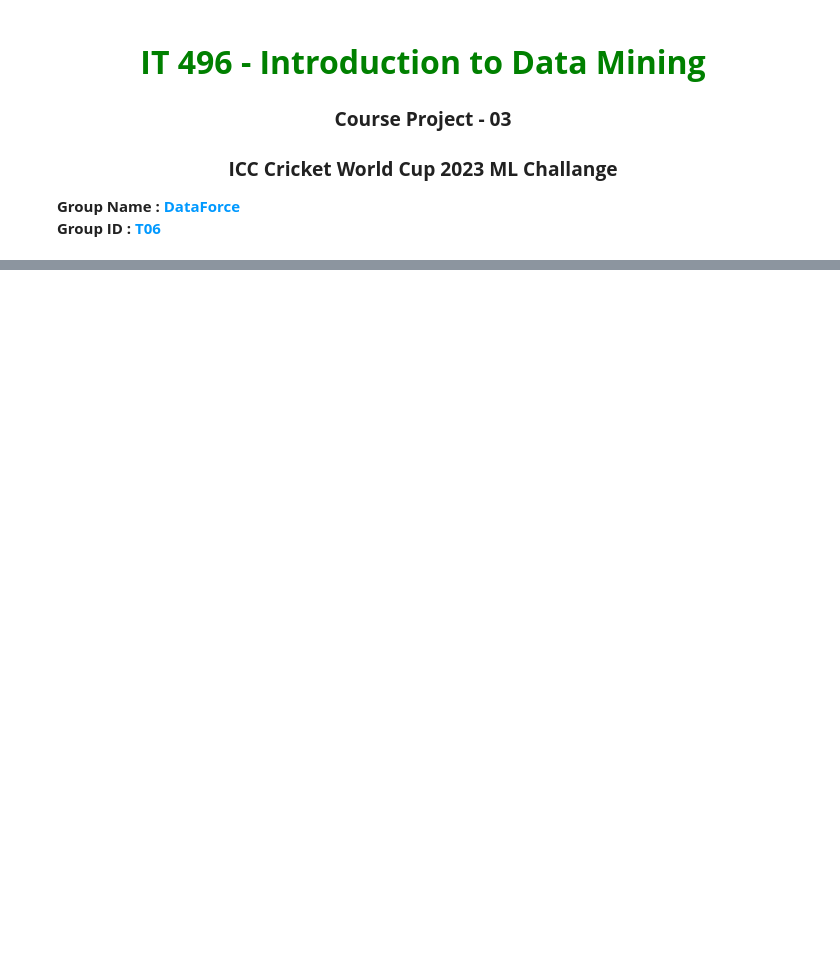
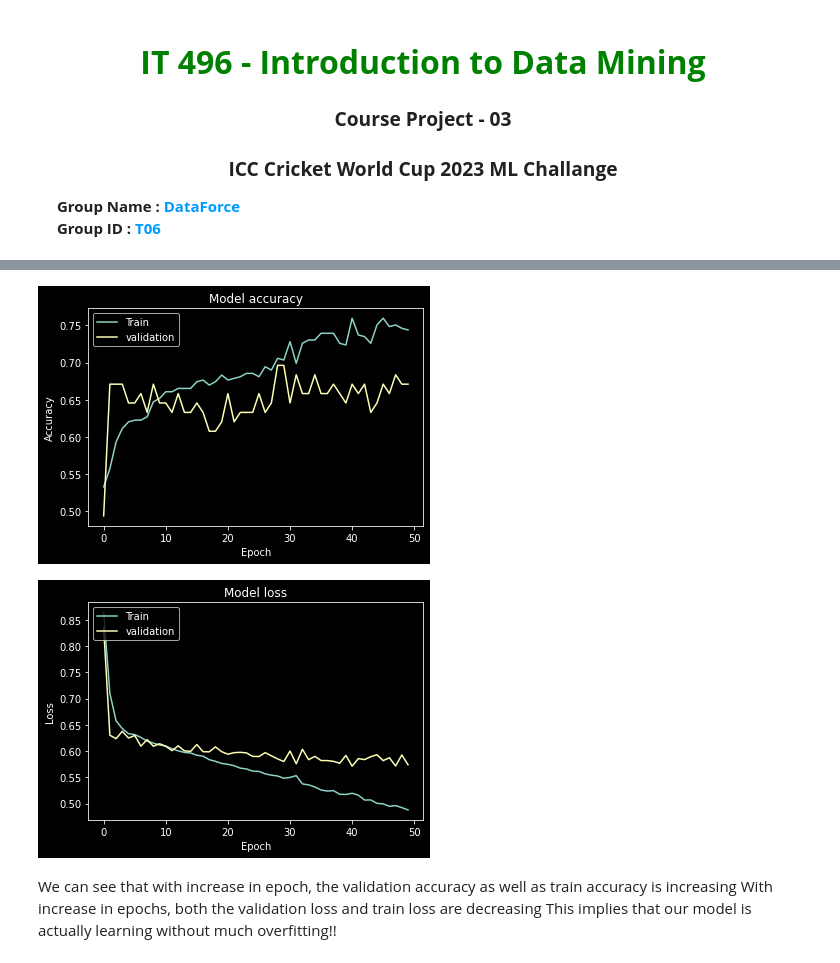
Before and after one commit to Rishit-shah2002/IT496_CP3_T06, a Jupyter notebook: Models/MatchWinnerPredictorModel.ipynb, the cells around one changed output, grey strips where cells are left out. Drawn from its saved outputs; the diff is of its cells as text; code cells hidden in the pictures; blank space fills up the shorter version.

```diff
--- a/Models/MatchWinnerPredictorModel.ipynb
+++ b/Models/MatchWinnerPredictorModel.ipynb
@@ -83,0 +156,6 @@ m1.shape
+# %%
+X_data = matches_data.drop('winner',axis=1)
+Y_data = matches_data['winner']
+xtrain,xtest,ytrain,ytest = train_test_split(X_data,Y_data,test_size=0.2,random_state=40,shuffle=True)
+print(xtrain.shape,ytrain.shape)
+print(xtest.shape,ytest.shape)
@@ -83,0 +178,7 @@ m1.shape
+# %%
+from keras.utils import to_categorical
+
+xtrain=np.asarray(xtrain)
+ytrain=to_categorical(np.asarray(ytrain.astype('int')),num_classes=2)
+xtest=np.asarray(xtest)
+ytest=to_categorical(np.asarray(ytest.astype('int')),num_classes=2)
@@ -83,0 +187,12 @@ m1.shape
+# %%
+from tensorflow import keras
+import tensorflow as tf
+
+# model building
+model=keras.models.Sequential()
+model.add(keras.layers.Dense(100,input_dim=10,activation='relu'))
+model.add(keras.layers.Dense(50,activation='relu'))
+model.add(keras.layers.Dense(20,activation='relu'))
+model.add(keras.layers.Dense(2,activation='softmax'))
+model.compile(loss='categorical_crossentropy',optimizer='adam',metrics=['accuracy'])
+model.summary()
@@ -83,0 +217,2 @@ m1.shape
+# %%
+history = model.fit(xtrain,ytrain,epochs=50,validation_split=0.15)
@@ -83,0 +237,24 @@ m1.shape
+# %%
+plt.plot(history.history['accuracy'])
+plt.plot(history.history['val_accuracy'])
+plt.title('Model accuracy')
+plt.ylabel('Accuracy')
+plt.xlabel('Epoch')
+plt.legend(['Train', 'validation'], loc='upper left')
+plt.show()
+
+# Plot training & validation loss values
+plt.plot(history.history['loss'])
+plt.plot(history.history['val_loss'])
+plt.title('Model loss')
+plt.ylabel('Loss')
+plt.xlabel('Epoch')
+plt.legend(['Train', 'validation'], loc='upper left')
+plt.show()
+# %% [output]
+[figure, added]
+[figure, added]
+# %% [markdown]
+We can see that with increase in epoch, the validation accuracy as well as train accuracy is increasing
+With increase in epochs, both the validation loss and train loss are decreasing
+This implies that our model is actually learning without much overfitting!!
```
Also changed, not shown: parts of 34 cells of this notebook, 3 other files.
